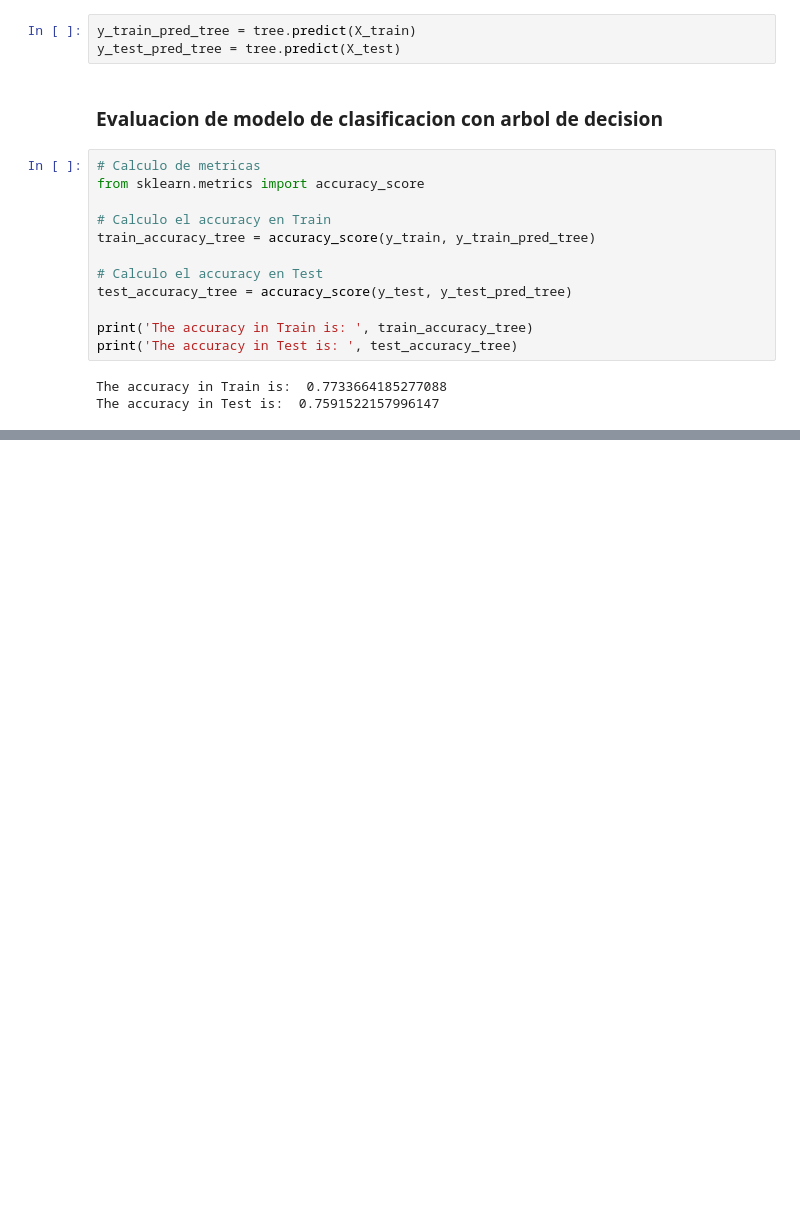
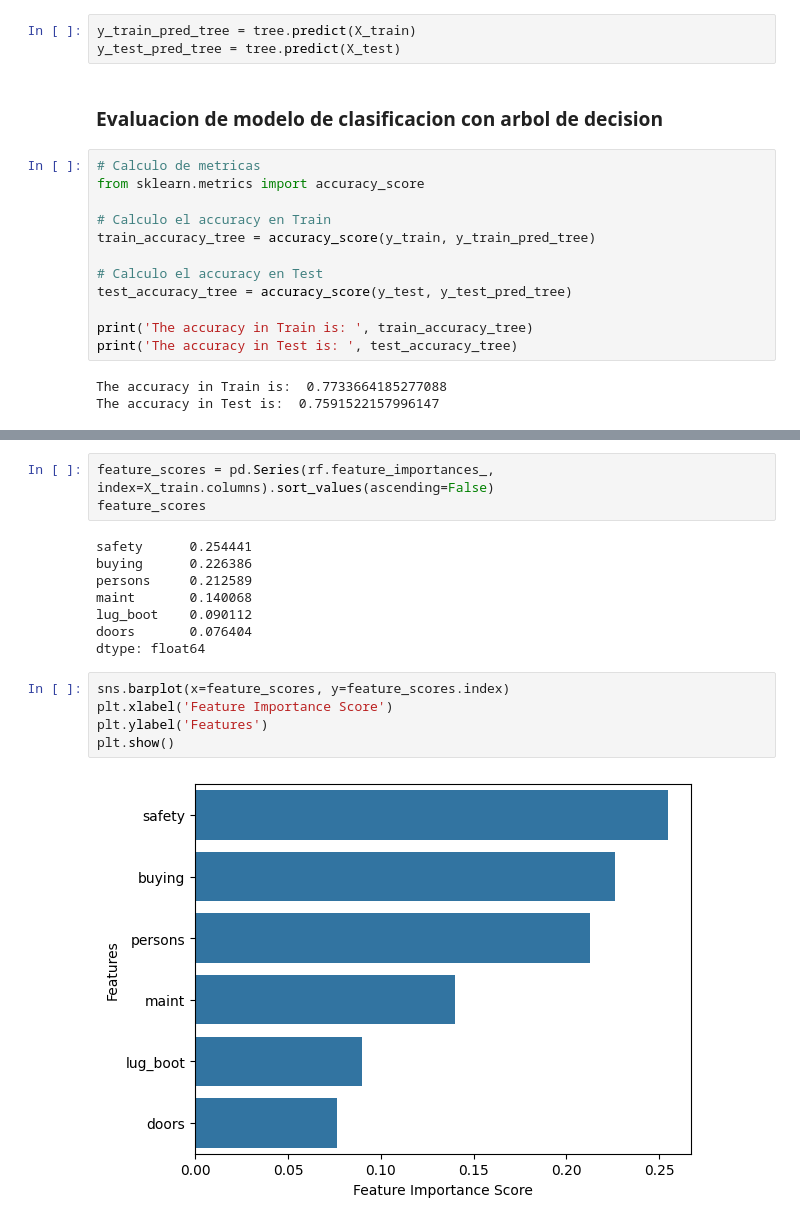
Before and after one commit to oscardbocanegra/learning_platzi, a Jupyter notebook: dataScientistPython/arbol_decision_sklearn/decision_tree_random_forest_project.ipynb, the cells around one changed output, grey strips where cells are left out. Drawn from its saved outputs; the diff is of its cells as text; blank space fills up the shorter version.

```diff
--- a/dataScientistPython/arbol_decision_sklearn/decision_tree_random_forest_project.ipynb
+++ b/dataScientistPython/arbol_decision_sklearn/decision_tree_random_forest_project.ipynb
@@ -170,0 +208,18 @@ The accuracy in Test is:  0.7591522157996147
+# %%
+feature_scores = pd.Series(rf.feature_importances_, index=X_train.columns).sort_values(ascending=False)
+feature_scores
+# %% [output]
+safety      0.254441
+buying      0.226386
+persons     0.212589
+maint       0.140068
+lug_boot    0.090112
+doors       0.076404
+dtype: float64
+# %%
+sns.barplot(x=feature_scores, y=feature_scores.index)
+plt.xlabel('Feature Importance Score')
+plt.ylabel('Features')
+plt.show()
+# %% [output]
+[figure, added]
```
Also changed, not shown: parts of 8 cells of this notebook, 1 other file.
